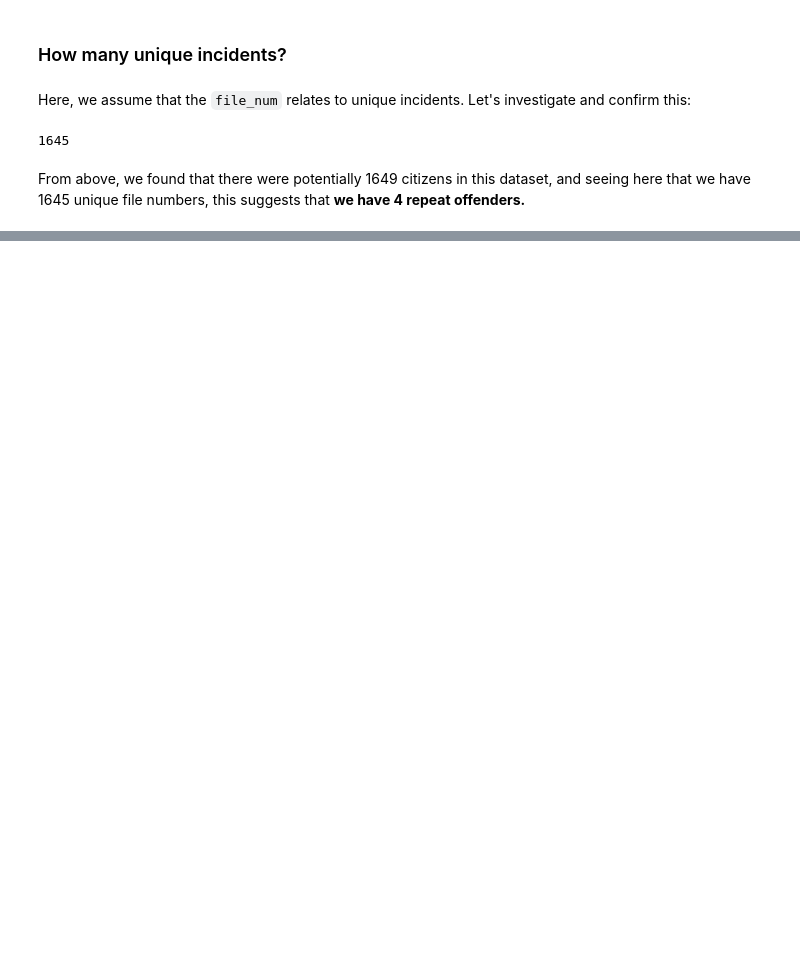
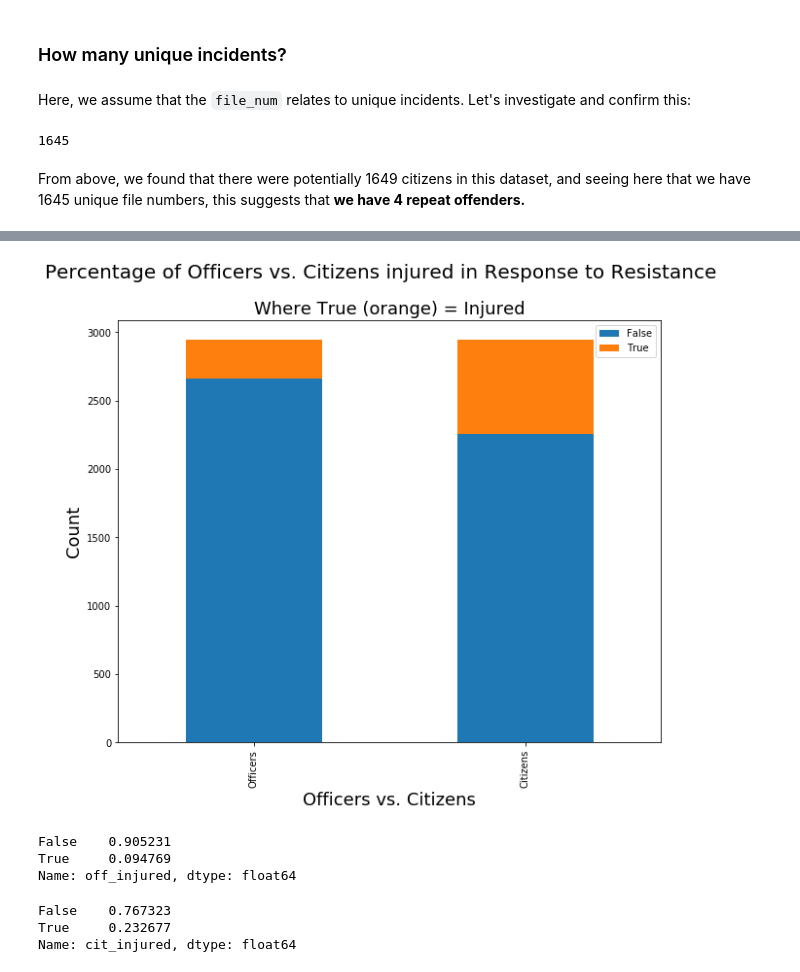
Before and after one commit to lecritch/respones_to_resistance_model_analysis, a Jupyter notebook: exploratory/eda/01_inital_eda.ipynb, the cells around one changed output, grey strips where cells are left out. Drawn from its saved outputs; the diff is of its cells as text; code cells hidden in the pictures; blank space fills up the shorter version.

```diff
--- a/exploratory/eda/01_inital_eda.ipynb
+++ b/exploratory/eda/01_inital_eda.ipynb
@@ -651,0 +732,27 @@ From above, we found that there were potentially 1649 citizens in this dataset,
+# %%
+off_inj = prr19.off_injured.value_counts()
+cit_inj = prr19.cit_injured.value_counts()
+injured = pd.DataFrame([off_inj, cit_inj])
+injured.index = ['Officers','Citizens']
+
+fig, ax = plt.subplots(figsize = (10, 8))
+injured.plot(kind='bar', stacked=True, ax = ax);
+plt.suptitle('Percentage of Officers vs. Citizens injured in Response to Resistance', fontsize = 20)
+plt.title('Where True (orange) = Injured', fontsize = 18)
+ax.set_xlabel('Officers vs. Citizens', fontsize = 18)
+ax.set_ylabel('Count', fontsize = 18)
+plt.show()
+# %% [output]
+[figure, added]
+# %%
+prr19.off_injured.value_counts(normalize = True)
+# %% [output]
+False    0.905231
+True     0.094769
+Name: off_injured, dtype: float64
+# %%
+prr19.cit_injured.value_counts(normalize = True)
+# %% [output]
+False    0.767323
+True     0.232677
+Name: cit_injured, dtype: float64
```
Also changed, not shown: parts of 27 cells of this notebook, 1 other file.
